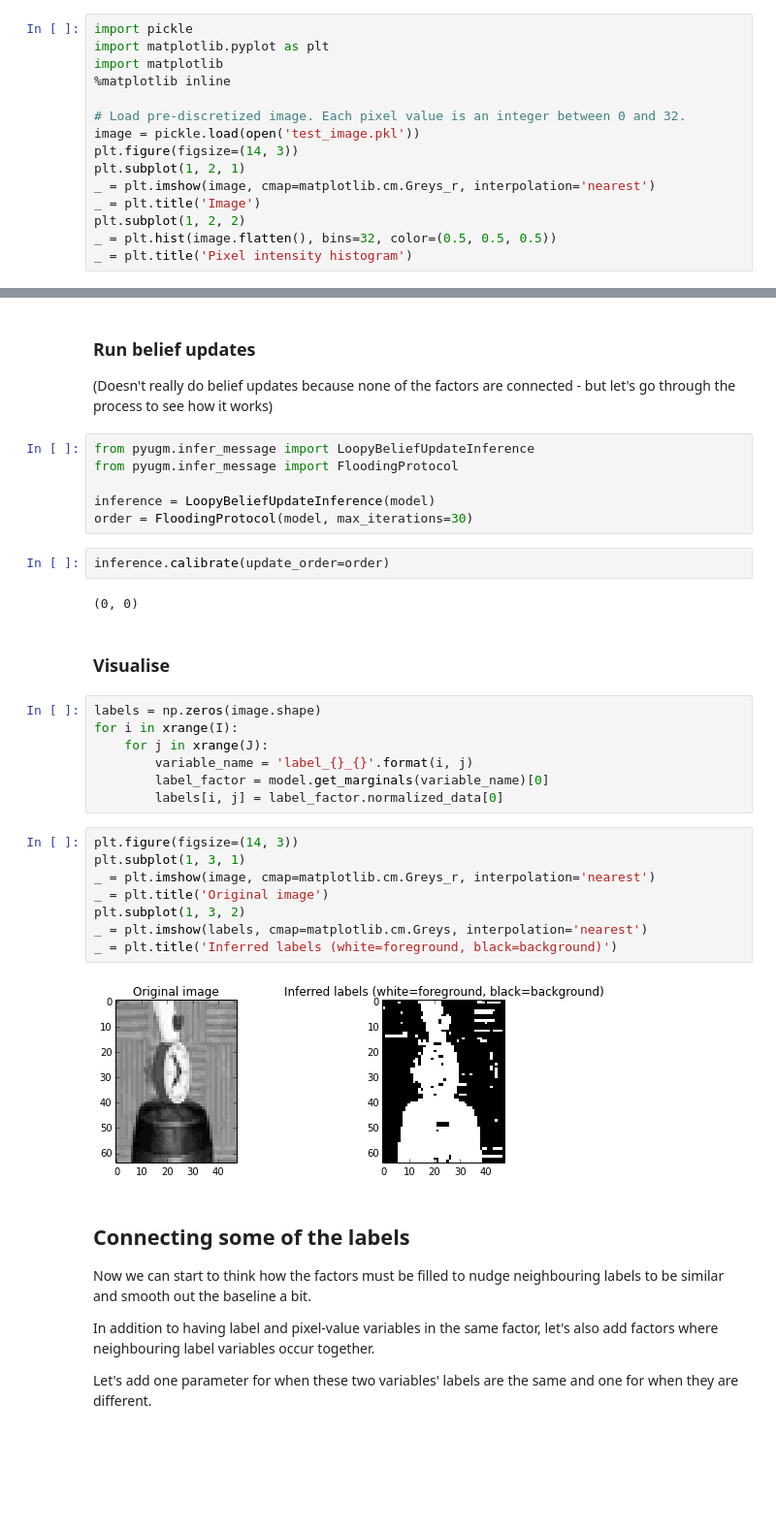
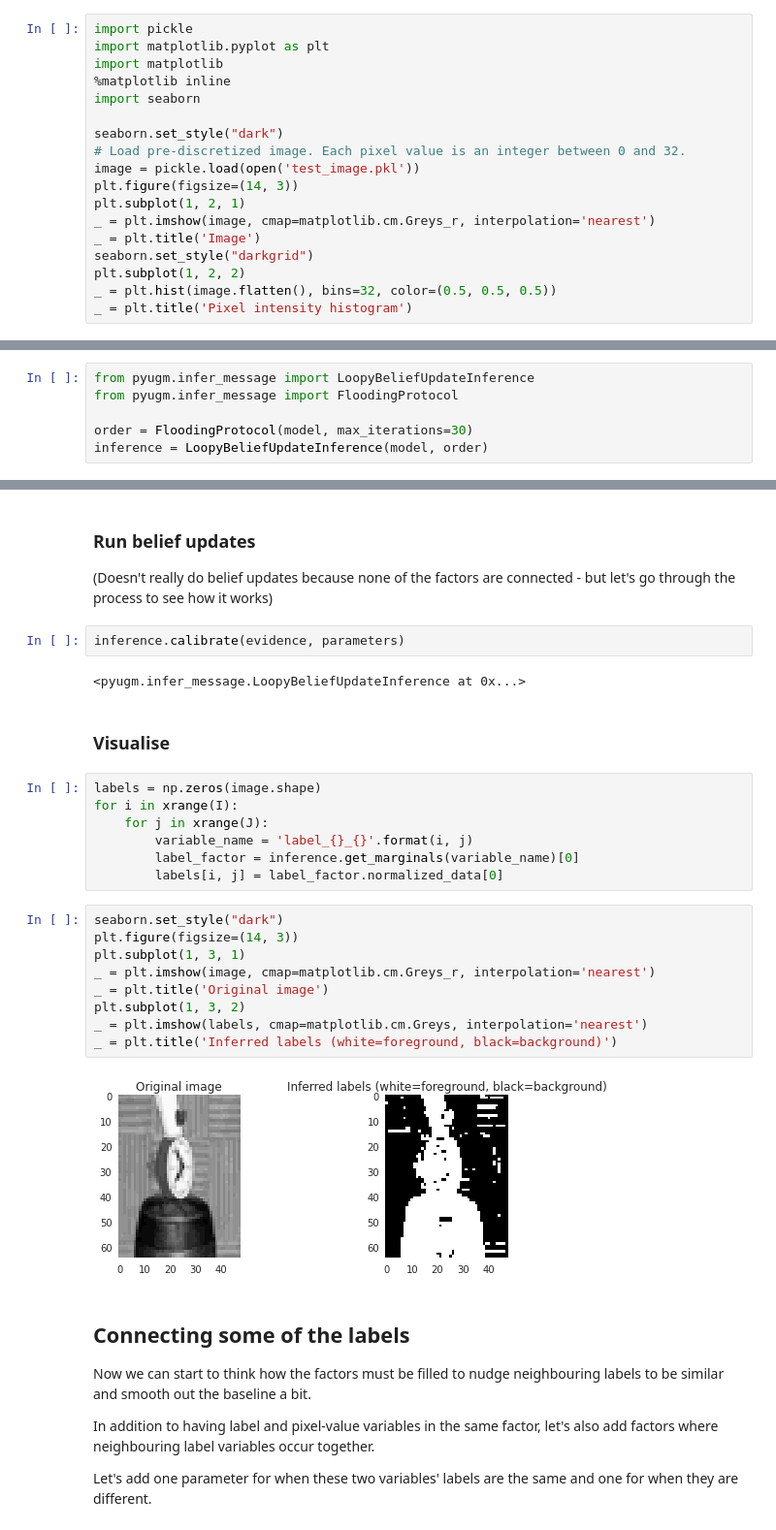
Before and after one commit to dirko/pyugm, a Jupyter notebook: examples/Loopy belief propagation example.ipynb, the cells around one changed output, grey strips where cells are left out. Shown: that part at 97% size. Cells and saved outputs as stored; diff of their text form; blank space fills up the shorter version.

```diff
--- a/examples/Loopy belief propagation example.ipynb
+++ b/examples/Loopy belief propagation example.ipynb
@@ -71,13 +76,16 @@ import pickle
 import matplotlib.pyplot as plt
 import matplotlib
 %matplotlib inline
+import seaborn
 
+seaborn.set_style("dark")
 # Load pre-discretized image. Each pixel value is an integer between 0 and 32.
 image = pickle.load(open('test_image.pkl'))
 plt.figure(figsize=(14, 3))
 plt.subplot(1, 2, 1)
 _ = plt.imshow(image, cmap=matplotlib.cm.Greys_r, interpolation='nearest')
 _ = plt.title('Image')
+seaborn.set_style("darkgrid")
 plt.subplot(1, 2, 2)
 _ = plt.hist(image.flatten(), bins=32, color=(0.5, 0.5, 0.5))
 _ = plt.title('Pixel intensity histogram')
@@ -114,5 +122,11 @@ model = Model(factors)
 ### Choose parameters and set the evidence
 
 Give a higher probability of seeing background pixel intensities of 13 to 17 than foreground intensities in that range.
+# %%
+from pyugm.infer_message import LoopyBeliefUpdateInference
+from pyugm.infer_message import FloodingProtocol
+
+order = FloodingProtocol(model, max_iterations=30)
+inference = LoopyBeliefUpdateInference(model, order)
 # %%
 parameters = {'obs_high': 0.1, 'obs_low': -1.0}
@@ -122,16 +134,10 @@ model.set_evidence(evidence)
 ### Run belief updates
 
 (Doesn't really do belief updates because none of the factors are connected - but let's go through the process to see how it works)
-# %%
-from pyugm.infer_message import LoopyBeliefUpdateInference
-from pyugm.infer_message import FloodingProtocol
-
-inference = LoopyBeliefUpdateInference(model)
-order = FloodingProtocol(model, max_iterations=30)
 # %%
-inference.calibrate(update_order=order)
+inference.calibrate(evidence, parameters)
 # %% [output]
-(0, 0)
+<pyugm.infer_message.LoopyBeliefUpdateInference at 0x...>
 # %% [markdown]
 ### Visualise
 # %%
@@ -139,18 +145,19 @@ labels = np.zeros(image.shape)
 for i in xrange(I):
     for j in xrange(J):
         variable_name = 'label_{}_{}'.format(i, j)
-        label_factor = model.get_marginals(variable_name)[0]
+        label_factor = inference.get_marginals(variable_name)[0]
         labels[i, j] = label_factor.normalized_data[0]
 # %%
+seaborn.set_style("dark")
 plt.figure(figsize=(14, 3))
 plt.subplot(1, 3, 1)
 _ = plt.imshow(image, cmap=matplotlib.cm.Greys_r, interpolation='nearest')
 _ = plt.title('Original image')
 plt.subplot(1, 3, 2)
 _ = plt.imshow(labels, cmap=matplotlib.cm.Greys, interpolation='nearest')
 _ = plt.title('Inferred labels (white=foreground, black=background)')
 # %% [output]
-[figure, old version]
+[figure, new version]
 # %% [markdown]
 ## Connecting some of the labels
 
```
Also changed, not shown: parts of 24 cells of this notebook, 4 other files.
